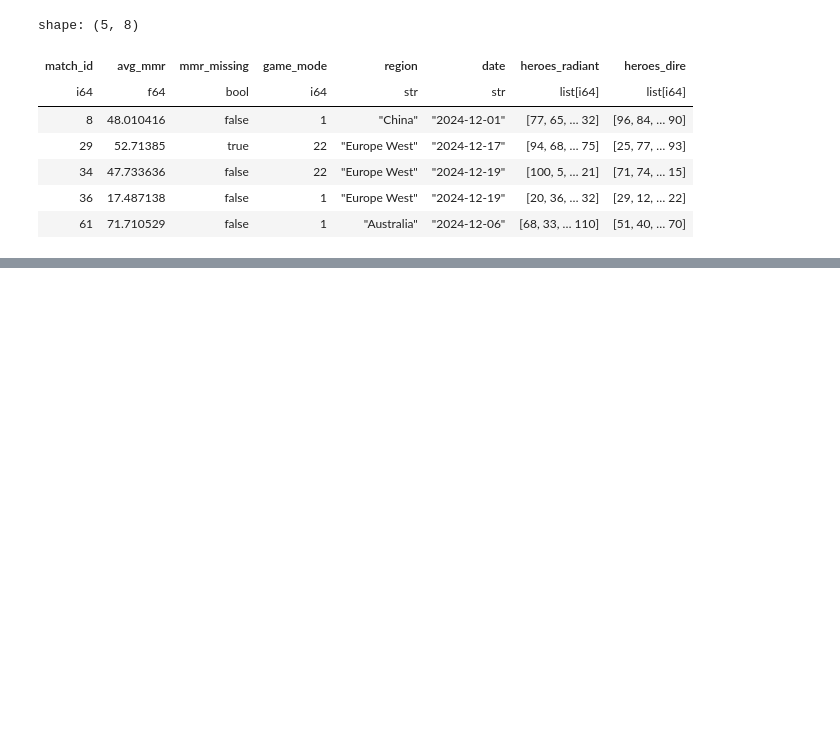
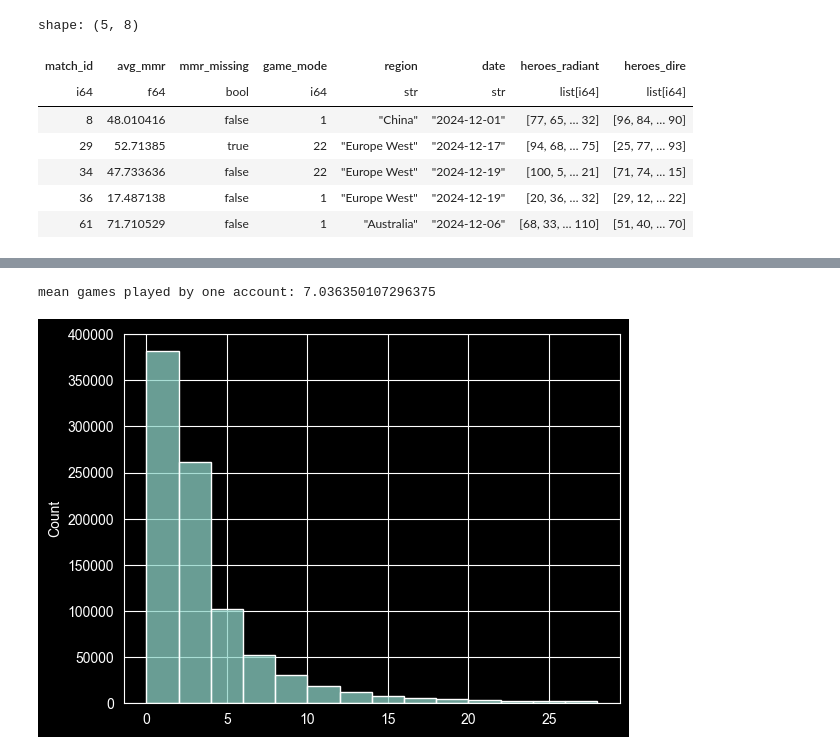
Before and after one commit to Pavel-pers/ml_dota_linreg, a Jupyter notebook: homework-practice-03-base.ipynb, the cells around one changed output, grey strips where cells are left out. Cells and saved outputs as stored; diff of their text form; code cells hidden in the pictures; blank space fills up the shorter version.

```diff
--- a/homework-practice-03-base.ipynb
+++ b/homework-practice-03-base.ipynb
@@ -1401,0 +1450,13 @@ test_with_heroes_col_df.write_parquet('data/artifacts/test_with_heroes_col_df.pa
+# %%
+train_match_ids = matches_train_df['match_id']
+train_players_df = filtered_players_df.filter(
+    pl.col('match_id').is_in(train_match_ids.implode())
+)
+train_players_df = train_players_df.with_columns(
+    pl.when(pl.col('player_slot') < 5)
+    .then(pl.lit('radiant'))
+    .otherwise(pl.lit('dire'))
+    .alias('team')
+)
+print(train_players_df.shape)
+train_players_df.head()
@@ -1401,0 +1497,10 @@ test_with_heroes_col_df.write_parquet('data/artifacts/test_with_heroes_col_df.pa
+# %%
+account_games_count = train_players_df.group_by('account_id').agg(pl.len().alias('games_played'))
+print('mean games played by one account:', account_games_count['games_played'].mean())
+# %% [output]
+mean games played by one account: 7.036350107296375
+# %%
+sns.histplot(account_games_count['games_played'], bins=range(0, 30, 2), kde=False)
+plt.show()
+# %% [output]
+[figure, added]
```
Also changed, not shown: parts of 31 cells of this notebook, 8 other files.
